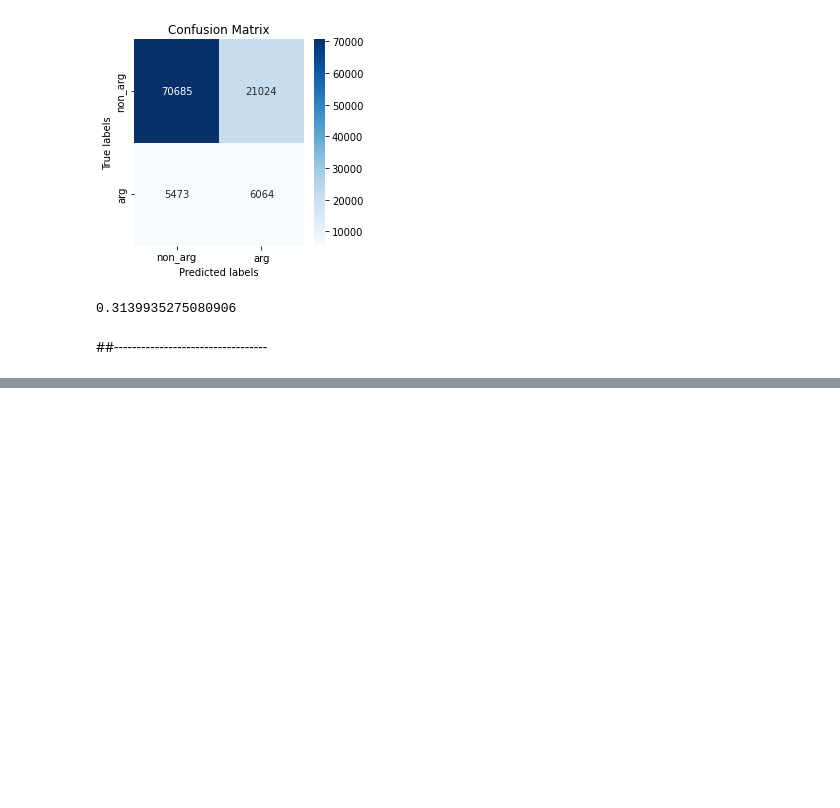
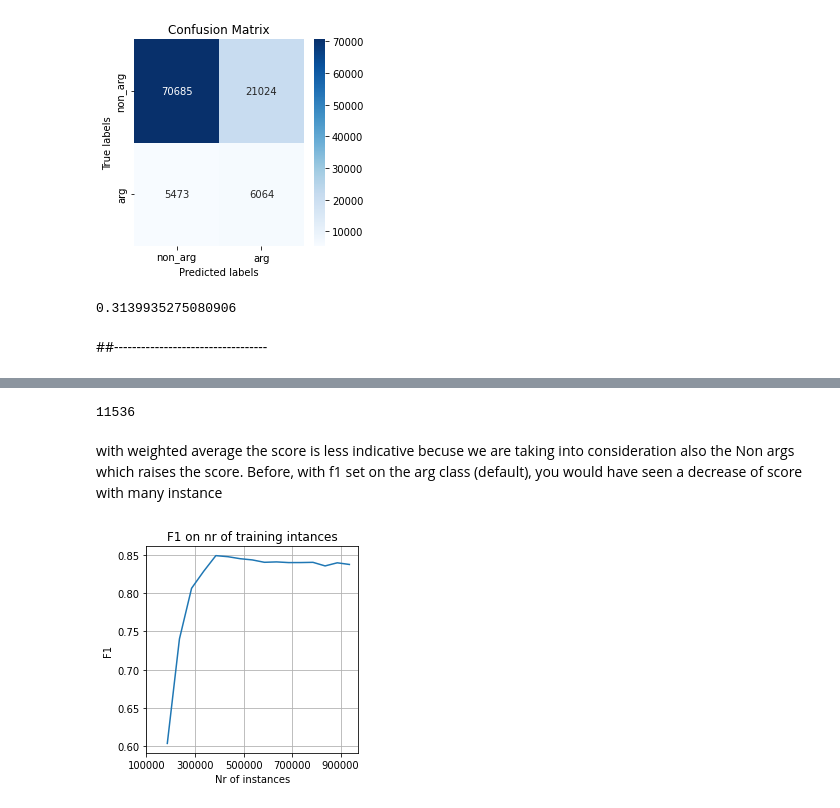
Before and after one commit to hasan-sh/advanced-nlp, a Jupyter notebook: Firstmodel_baseline.ipynb, the cells around one changed output, grey strips where cells are left out. Cells and saved outputs as stored; diff of their text form; code cells hidden in the pictures; blank space fills up the shorter version.

```diff
--- a/Firstmodel_baseline.ipynb
+++ b/Firstmodel_baseline.ipynb
@@ -549,0 +651,18 @@ def process_generic_dataset(df):
+# %%
+cols=['sent_id', 'token_id', 'POS', 'uni_POS', #CHANGE THIS BASED ON EXPERIMENT
+       'distance_head', 'dep_label', 'target',
+       'repetion_id']
+ttrain=train[cols]
+ttest=test[cols]
+
+ttrain=make_binary_label(ttrain)
+ttest=make_binary_label(ttest)
+train_targets=ttrain.pop('target') #WE KEEPP THE TARGETS FOR THE NEXT MODEL, BUT WE DROP THEM FOR THE TEST
+ttest= ttest.drop('target', axis=1)
+
+#ttrain=downsample(ttrain,N)
+ttrain=columns_cleaning(ttrain)
+ttest=columns_cleaning(ttest)
+
+cols=[ 'POS', 'uni_POS','dep_label']
+ttrain,ttest = create_label_encoding(ttrain,ttest,cols)
@@ -549,0 +680,13 @@ def process_generic_dataset(df):
+# %%
+ttest.label.sum()
+# %% [output]
+11536
+# %%
+n_samples,f1_scores,true_predicts=downsampling_study(ttrain,ttest)
+# %% [markdown]
+with weighted average the score is less indicative becuse we are taking into consideration also the Non args which raises the score.
+Before, with f1 set on the arg class (default), you would have seen a decrease of score with many instance
+# %%
+plot_downsampling_study(n_samples,f1_scores,"F1") #THIS IS F1 with weighted average!!
+# %% [output]
+[figure, added]
```
Also changed, not shown: parts of 75 cells of this notebook.
